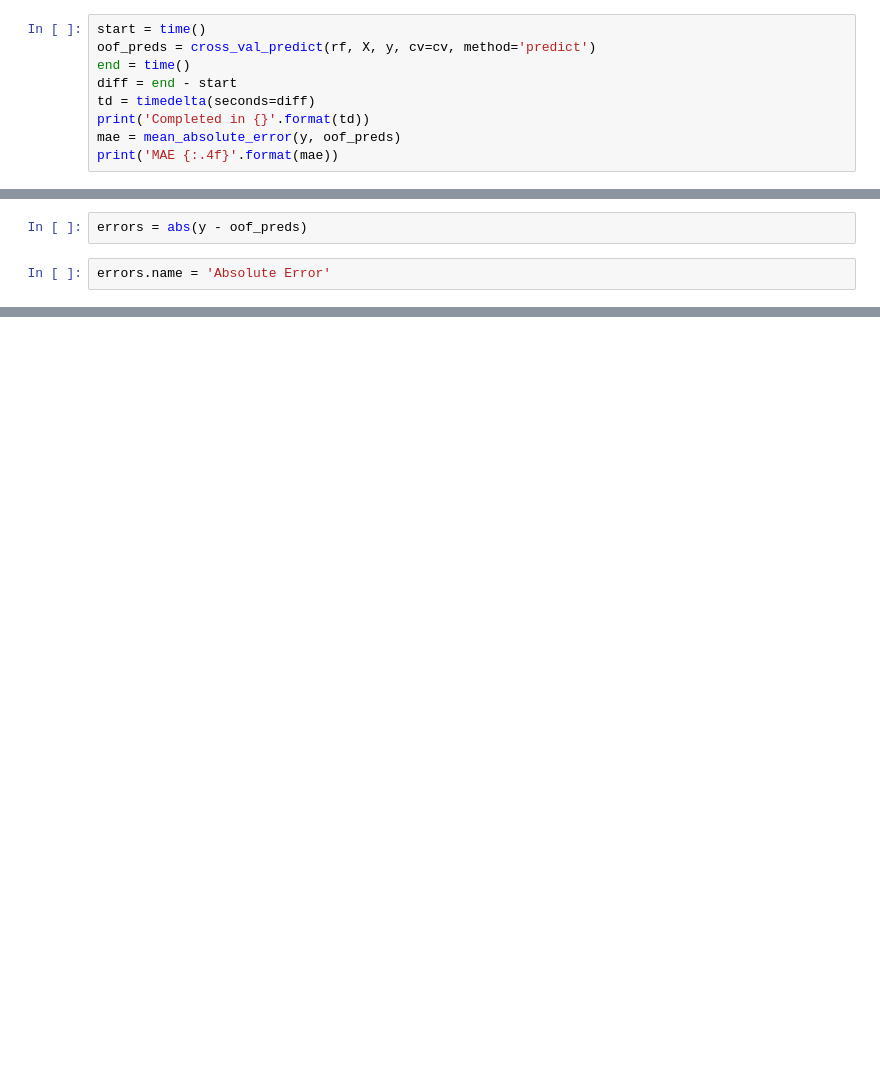
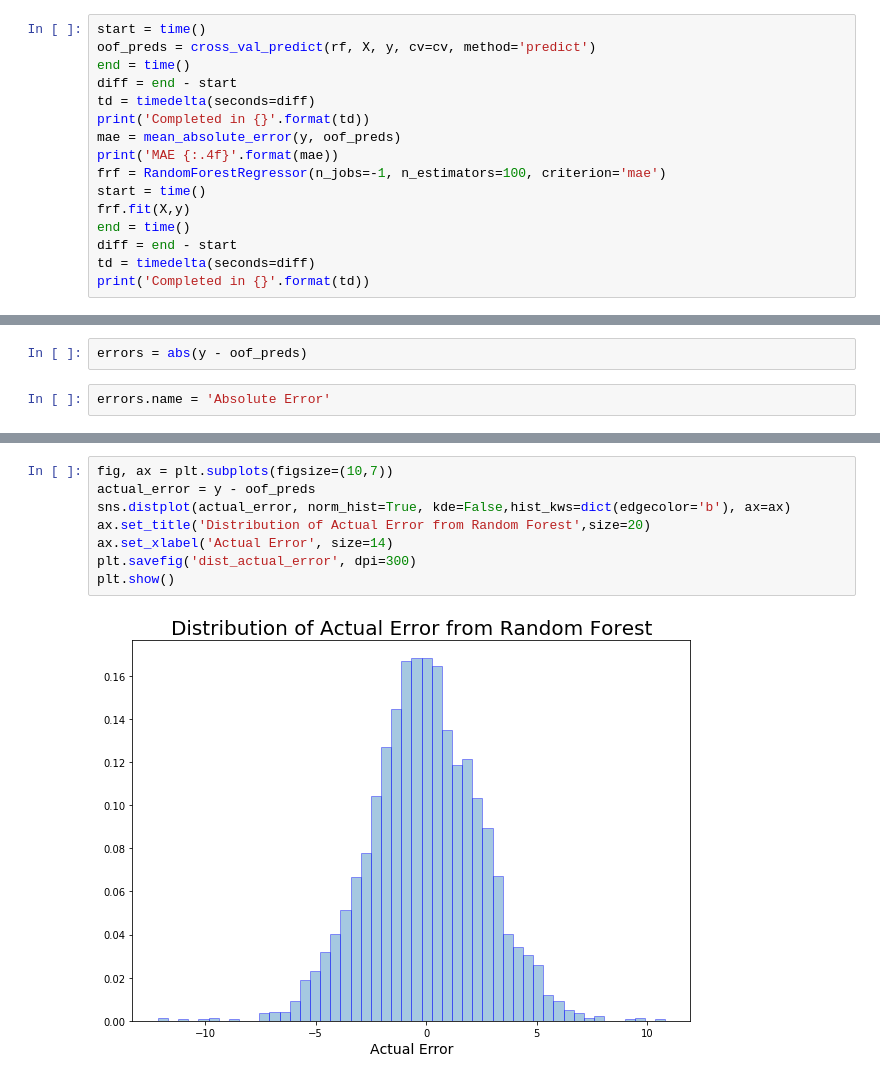
Before and after one commit to tadtenacious/usda_proj, a Jupyter notebook: Model Exploration.ipynb, the cells around one changed output, grey strips where cells are left out. Cells and saved outputs as stored; diff of their text form; blank space fills up the shorter version.

```diff
--- a/Model Exploration.ipynb
+++ b/Model Exploration.ipynb
@@ -26,4 +26,11 @@ td = timedelta(seconds=diff)
 print('Completed in {}'.format(td))
 mae = mean_absolute_error(y, oof_preds)
 print('MAE {:.4f}'.format(mae))
+frf = RandomForestRegressor(n_jobs=-1, n_estimators=100, criterion='mae')
+start = time()
+frf.fit(X,y)
+end = time()
+diff = end - start
+td = timedelta(seconds=diff)
+print('Completed in {}'.format(td))
 # %% [output]
@@ -60,0 +69,10 @@ plt.show()
+# %%
+fig, ax = plt.subplots(figsize=(10,7))
+actual_error = y - oof_preds
+sns.distplot(actual_error, norm_hist=True, kde=False,hist_kws=dict(edgecolor='b'), ax=ax)
+ax.set_title('Distribution of Actual Error from Random Forest',size=20)
+ax.set_xlabel('Actual Error', size=14)
+plt.savefig('dist_actual_error', dpi=300)
+plt.show()
+# %% [output]
+[figure, added]
```
Also changed, not shown: parts of 16 cells of this notebook.
